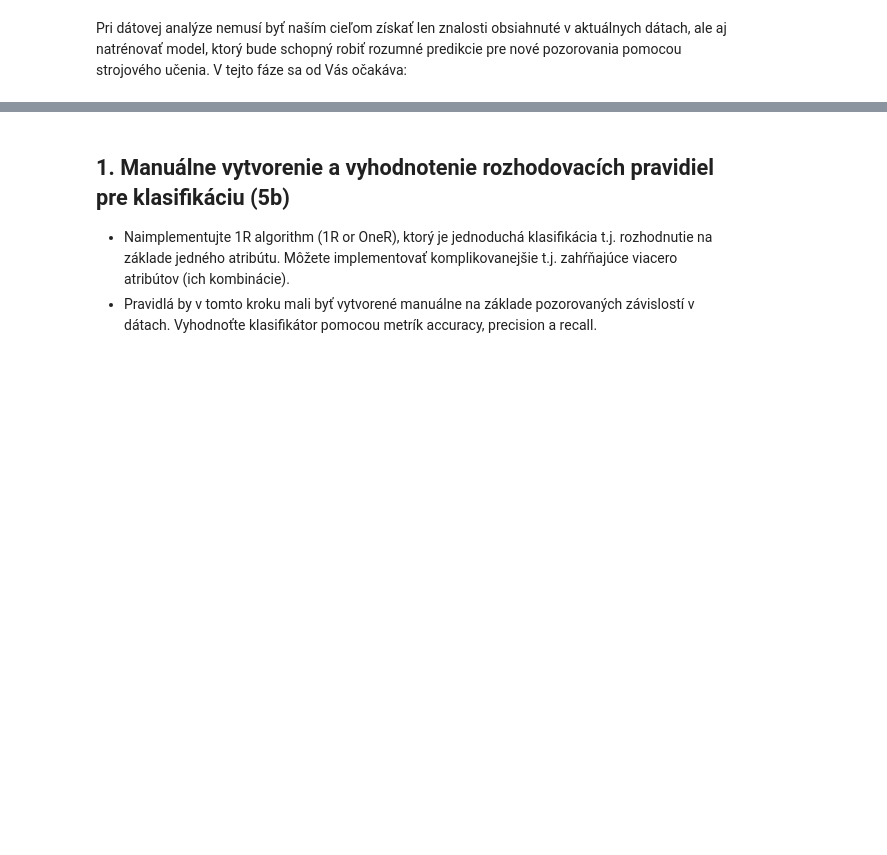
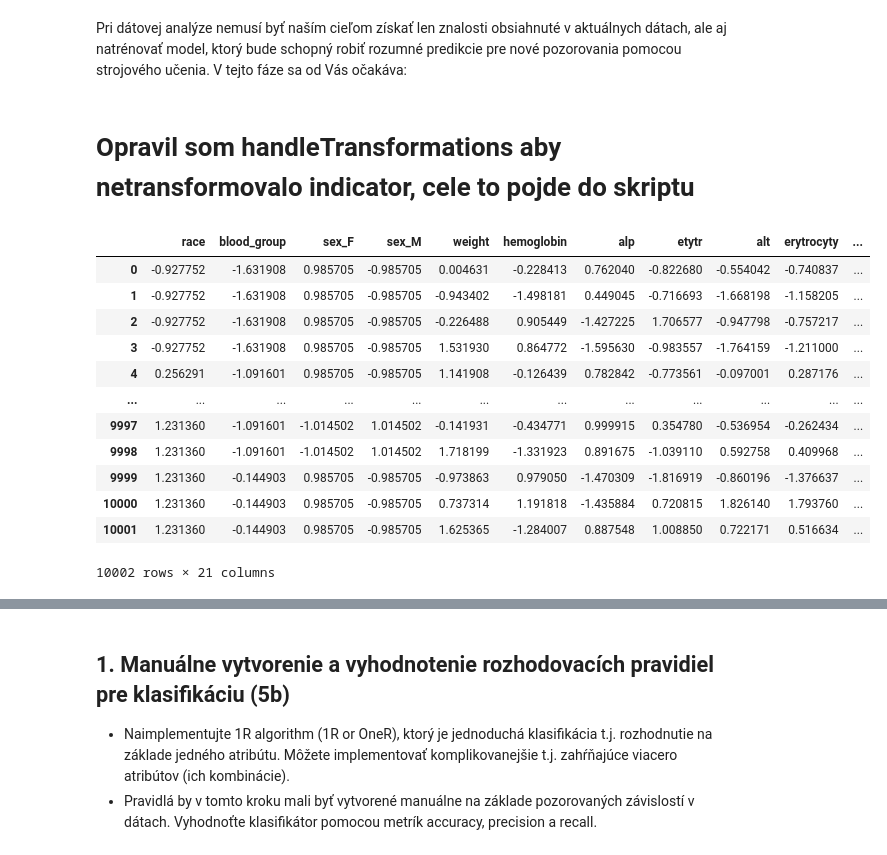
Before and after one commit to psmrecek/IAU-Projekt-ZS2021, a Jupyter notebook: Fáza 3 - Smreček.ipynb, the cells around one changed output, grey strips where cells are left out. Cells and saved outputs as stored; diff of their text form; code cells hidden in the pictures; blank space fills up the shorter version.

```diff
--- a/Fáza 3 - Smreček.ipynb
+++ b/Fáza 3 - Smreček.ipynb
@@ -5,0 +244,2 @@ V tejto fáze sa od Vás očakáva:
+# %% [markdown]
+# Opravil som handleTransformations aby netransformovalo indicator, cele to pojde do skriptu
@@ -5,0 +257,20 @@ V tejto fáze sa od Vás očakáva:
+# %%
+original_data = phase1()
+pipeline = pipelineGenerator(na_method='replace', na_strategy='mean', outliers_method='replace',
+                              tranformation_method='power', select_attributes='all')
+transformed_data = pipeline.fit_transform(original_data)
+transformed_data
+# %% [output]
+|  | race | blood_group | sex_F | sex_M | weight | hemoglobin | alp | etytr | alt | erytrocyty | ... |
+| 0 | -0.927752 | -1.631908 | 0.985705 | -0.985705 | 0.004631 | -0.228413 | 0.762040 | -0.822680 | -0.554042 | -0.740837 | ... |
+| 1 | -0.927752 | -1.631908 | 0.985705 | -0.985705 | -0.943402 | -1.498181 | 0.449045 | -0.716693 | -1.668198 | -1.158205 | ... |
+| 2 | -0.927752 | -1.631908 | 0.985705 | -0.985705 | -0.226488 | 0.905449 | -1.427225 | 1.706577 | -0.947798 | -0.757217 | ... |
+| 3 | -0.927752 | -1.631908 | 0.985705 | -0.985705 | 1.531930 | 0.864772 | -1.595630 | -0.983557 | -1.764159 | -1.211000 | ... |
+| 4 | 0.256291 | -1.091601 | 0.985705 | -0.985705 | 1.141908 | -0.126439 | 0.782842 | -0.773561 | -0.097001 | 0.287176 | ... |
+| ... | ... | ... | ... | ... | ... | ... | ... | ... | ... | ... | ... |
+| 9997 | 1.231360 | -1.091601 | -1.014502 | 1.014502 | -0.141931 | -0.434771 | 0.999915 | 0.354780 | -0.536954 | -0.262434 | ... |
+| 9998 | 1.231360 | -1.091601 | -1.014502 | 1.014502 | 1.718199 | -1.331923 | 0.891675 | -1.039110 | 0.592758 | 0.409968 | ... |
+| 9999 | 1.231360 | -0.144903 | 0.985705 | -0.985705 | -0.973863 | 0.979050 | -1.470309 | -1.816919 | -0.860196 | -1.376637 | ... |
+| 10000 | 1.231360 | -0.144903 | 0.985705 | -0.985705 | 0.737314 | 1.191818 | -1.435884 | 0.720815 | 1.826140 | 1.793760 | ... |
+| 10001 | 1.231360 | -0.144903 | 0.985705 | -0.985705 | 1.625365 | -1.284007 | 0.887548 | 1.008850 | 0.722171 | 0.516634 | ... |
+10002 rows × 21 columns
```
Also changed, not shown: parts of 19 cells of this notebook, 2 other files.
